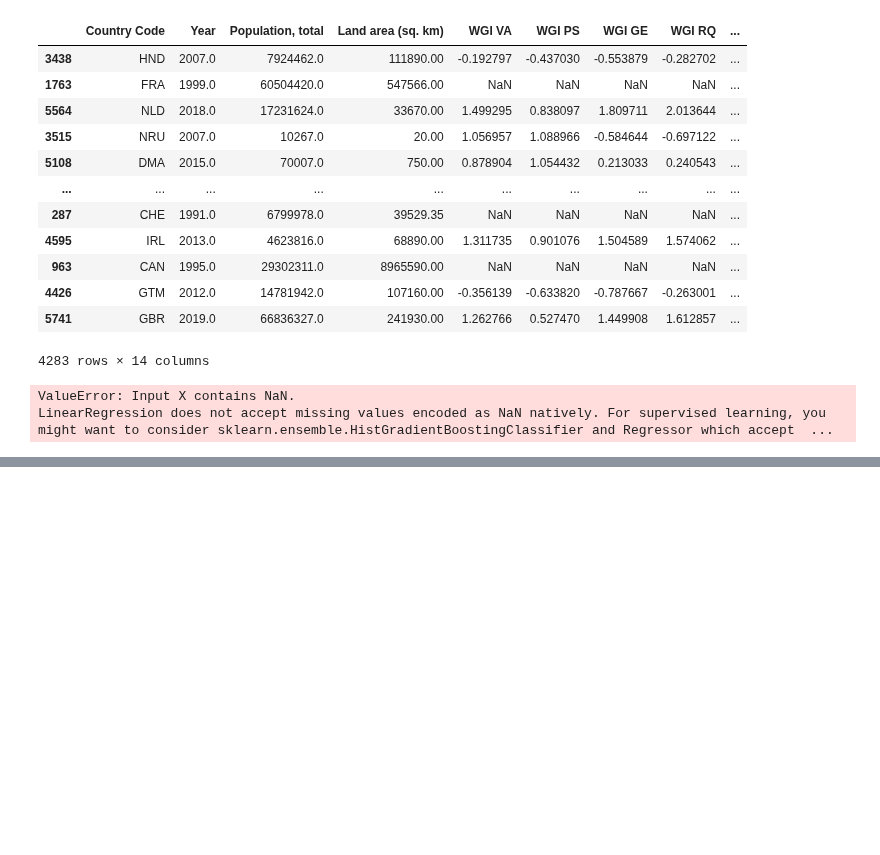
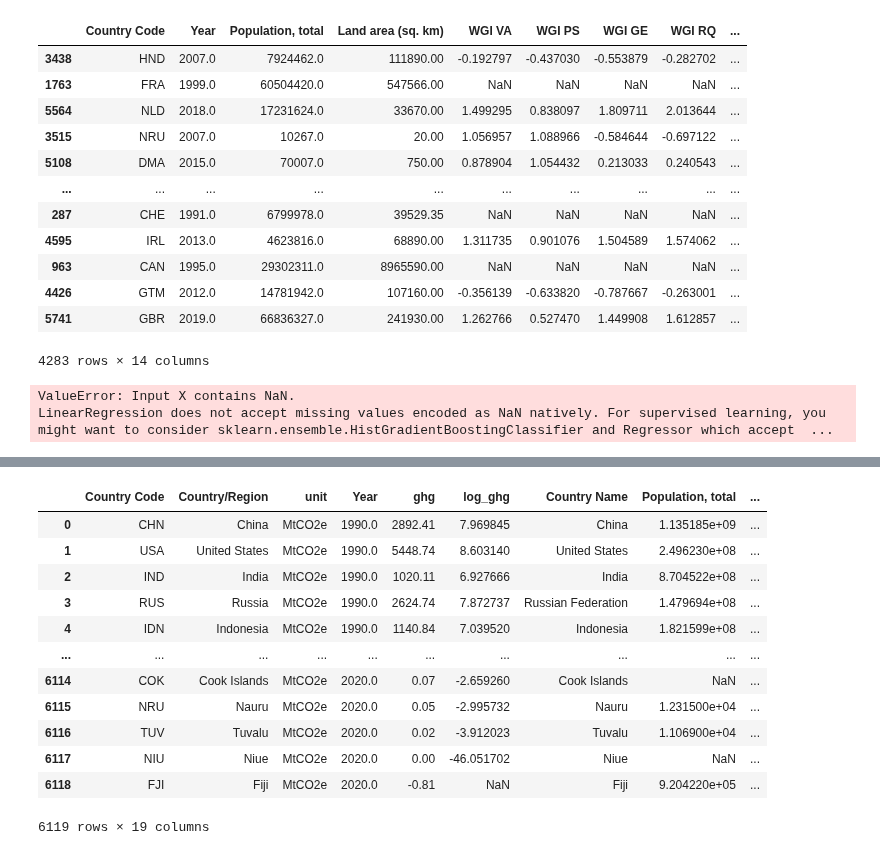
Before and after one commit to marcbarc19/DataScienceExam, a Jupyter notebook: ghg-modelling.ipynb, the cells around one changed output, grey strips where cells are left out. Drawn from its saved outputs; the diff is of its cells as text; code cells hidden in the pictures; blank space fills up the shorter version.

```diff
--- a/ghg-modelling.ipynb
+++ b/ghg-modelling.ipynb
@@ -593,0 +631,16 @@ LinearRegression does not accept missing values encoded as NaN natively. For sup
+# %%
+display(ghg_full)
+# %% [output]
+|  | Country Code | Country/Region | unit | Year | ghg | log_ghg | Country Name | Population, total | ... |
+| 0 | CHN | China | MtCO2e | 1990.0 | 2892.41 | 7.969845 | China | 1.135185e+09 | ... |
+| 1 | USA | United States | MtCO2e | 1990.0 | 5448.74 | 8.603140 | United States | 2.496230e+08 | ... |
+| 2 | IND | India | MtCO2e | 1990.0 | 1020.11 | 6.927666 | India | 8.704522e+08 | ... |
+| 3 | RUS | Russia | MtCO2e | 1990.0 | 2624.74 | 7.872737 | Russian Federation | 1.479694e+08 | ... |
+| 4 | IDN | Indonesia | MtCO2e | 1990.0 | 1140.84 | 7.039520 | Indonesia | 1.821599e+08 | ... |
+| ... | ... | ... | ... | ... | ... | ... | ... | ... | ... |
+| 6114 | COK | Cook Islands | MtCO2e | 2020.0 | 0.07 | -2.659260 | Cook Islands | NaN | ... |
+| 6115 | NRU | Nauru | MtCO2e | 2020.0 | 0.05 | -2.995732 | Nauru | 1.231500e+04 | ... |
+| 6116 | TUV | Tuvalu | MtCO2e | 2020.0 | 0.02 | -3.912023 | Tuvalu | 1.106900e+04 | ... |
+| 6117 | NIU | Niue | MtCO2e | 2020.0 | 0.00 | -46.051702 | Niue | NaN | ... |
+| 6118 | FJI | Fiji | MtCO2e | 2020.0 | -0.81 | NaN | Fiji | 9.204220e+05 | ... |
+6119 rows × 19 columns
```
Also changed, not shown: parts of 8 cells of this notebook, 1 other file.
